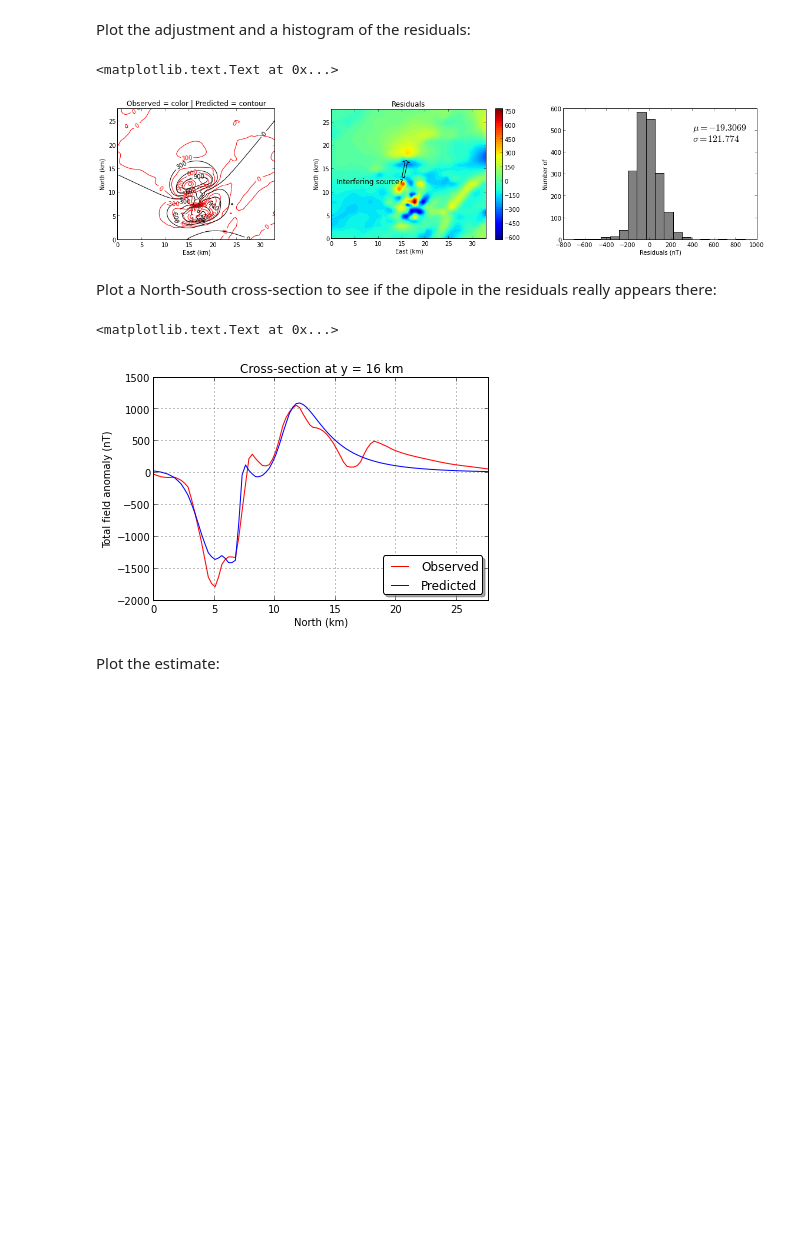
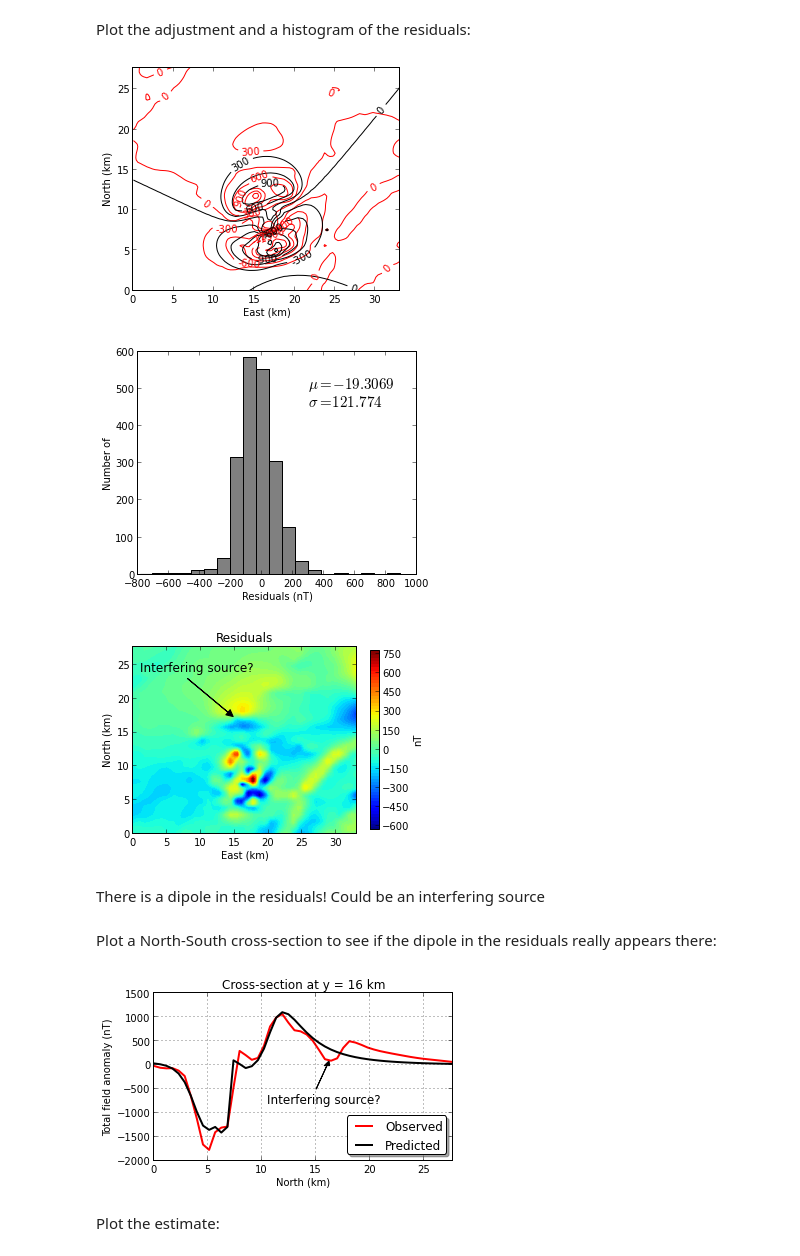
Before and after one commit to leouieda/agu-cancun2013, a Jupyter notebook: notebooks/ME-inversion.ipynb, the cells around one changed output. Saved outputs shown, nothing was run; the diff lists cells and outputs as text; code cells hidden in the pictures; blank space fills up the shorter version.

Commit message:
Added better plots to ME inversion

```diff
--- a/notebooks/ME-inversion.ipynb
+++ b/notebooks/ME-inversion.ipynb
@@ -146,62 +150,74 @@ Percent of residuals standard deviation: 3.08851631358
 # %% [markdown]
 Plot the adjustment and a histogram of the residuals:
 # %%
-mpl.figure(figsize=(20, 4))
+#mpl.figure(figsize=(20, 4))
 shape = (100, 100)
-
-mpl.subplot(1, 3, 1)
-mpl.title("Observed = color | Predicted = contour")
+mpl.figure(figsize=(5, 4))
+#mpl.subplot(1, 3, 1)
+#mpl.title("Observed = color | Predicted = contour")
 mpl.axis('scaled')
 levels = mpl.contour(y, x, tf, shape, 12, interp=True, color='r')
 #mpl.colorbar()
 mpl.contour(y, x, predicted[0], shape, levels, interp=True)
 mpl.xlabel('East (km)')
 mpl.ylabel('North (km)')
 mpl.m2km()
+mpl.savefig('ME-fit.png')
 
-mpl.subplot(1, 3, 2)
+mpl.figure(figsize=(5, 4))
+#mpl.subplot(1, 3, 3)
+mpl.hist(residuals, bins=20, color='gray')
+mpl.text(300, 500, r'$\mu = %g$' % (residuals.mean()), fontsize=15)
+mpl.text(300, 450, r'$\sigma = %g$' % (residuals.std()), fontsize=15)
+mpl.xlabel('Residuals (nT)')
+mpl.ylabel('Number of')
+#mpl.xlim(-1000, 1000)
+mpl.savefig('ME-residuals-hist.png')
+
+mpl.figure(figsize=(5, 4))
+#ax = mpl.subplot(1, 3, 2)
 mpl.title("Residuals")
 mpl.axis('scaled')
 mpl.contourf(y, x, residuals, shape, 60, interp=True)
-mpl.colorbar()
-mpl.annotate('Interfering source?', xy=(16000, 17000), xytext=(1000, 13000), horizontalalignment='left', verticalalignment='top',
-    arrowprops={'fill':None, 'shrink':0.05}, fontsize=12)
-#mpl.text(1000, 13000, 'Interfering source?', fontsize=12)
-#mpl.arrow(1000, 13000, 16000, 17000)
+cb = mpl.colorbar(shrink=0.8)
+cb.set_label('nT')
+#mpl.annotate('Interfering source?', xy=(16000, 17000), xytext=(1000, 13000), horizontalalignment='left', verticalalignment='top',
+#    arrowprops={'fill':None, 'shrink':0.05}, fontsize=12)
+mpl.text(1000, 24000, 'Interfering source?', fontsize=12)
+gca().arrow(8000, 23000, 6000, -5000, head_width=1000, head_length=1000, fc='k', ec='k')
 mpl.xlabel('East (km)')
 mpl.ylabel('North (km)')
 mpl.m2km()
-
-mpl.subplot(1, 3, 3)
-mpl.hist(residuals, bins=20, color='gray')
-mpl.text(400, 500, r'$\mu = %g$' % (residuals.mean()), fontsize=16)
-mpl.text(400, 450, r'$\sigma = %g$' % (residuals.std()), fontsize=16)
-mpl.xlabel('Residuals (nT)')
-mpl.ylabel('Number of')
-#mpl.xlim(-1000, 1000)
+mpl.savefig('ME-residuals.png')
 # %% [output]
-<matplotlib.text.Text at 0x...>
-[figure, old version]
+[figure, new version]
+[figure, added]
+[figure, added]
+# %% [markdown]
+There is a dipole in the residuals! Could be an interfering source
 # %% [markdown]
 Plot a North-South cross-section to see if the dipole in the residuals really appears there:
 # %%
 profile_at = 16000
 sub = [0.0, 27683.33898, profile_at, 160000]
-xp, yp, tfp = gridder.interp(x, y, tf, (1, 100), area=sub)
-xp, yp, predp = gridder.interp(x, y, predicted[0], (1, 100), area=sub)
+xp, yp, tfp = gridder.interp(x, y, tf, (1, 50), area=sub)
+xp, yp, predp = gridder.interp(x, y, predicted[0], (1, 50), area=sub)
 xp, yp, predp, tfp = xp[0], yp[0], predp[0], tfp[0]
 
-mpl.figure()
+mpl.figure(figsize=(5, 3))
+mpl.subplots_adjust(right=0.99, left=0.16)
 mpl.title('Cross-section at y = %g km' % (profile_at*0.001))
 mpl.grid(True)
-mpl.plot(xp*0.001, tfp, '-r', label='Observed')
-mpl.plot(xp*0.001, predp, '-b', label='Predicted')
+mpl.plot(xp*0.001, tfp, '-r', label='Observed', linewidth=2)
+mpl.plot(xp*0.001, predp, '-k', label='Predicted', linewidth=2)
 mpl.legend(fancybox=True, shadow=True, loc='lower right')
-mpl.xlim(xp.min()*0.001, xp.max()*0.001)
+mpl.text(10.5, -800, 'Interfering source?', fontsize=12)
+gca().arrow(15, -500, 1, 490, head_width=0.5, head_length=100, fc='k', ec='k')
 mpl.xlabel('North (km)')
 mpl.ylabel('Total field anomaly (nT)')
+mpl.xlim(xp.min()*0.001, xp.max()*0.001)
+mpl.savefig('ME-cross_section.png')
 # %% [output]
-<matplotlib.text.Text at 0x...>
-[figure, old version]
+[figure, new version]
 # %% [markdown]
 Plot the estimate:
```
Also changed, not shown: parts of 6 cells of this notebook.
